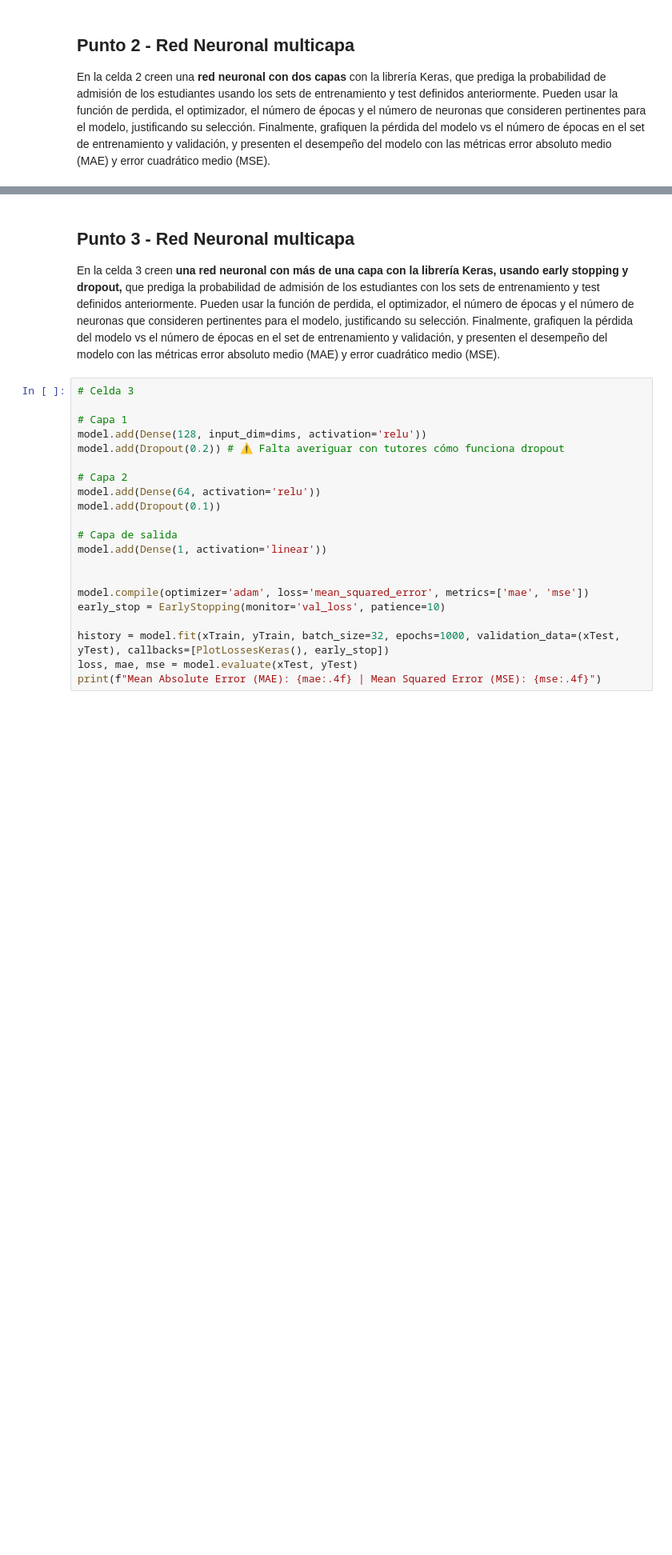
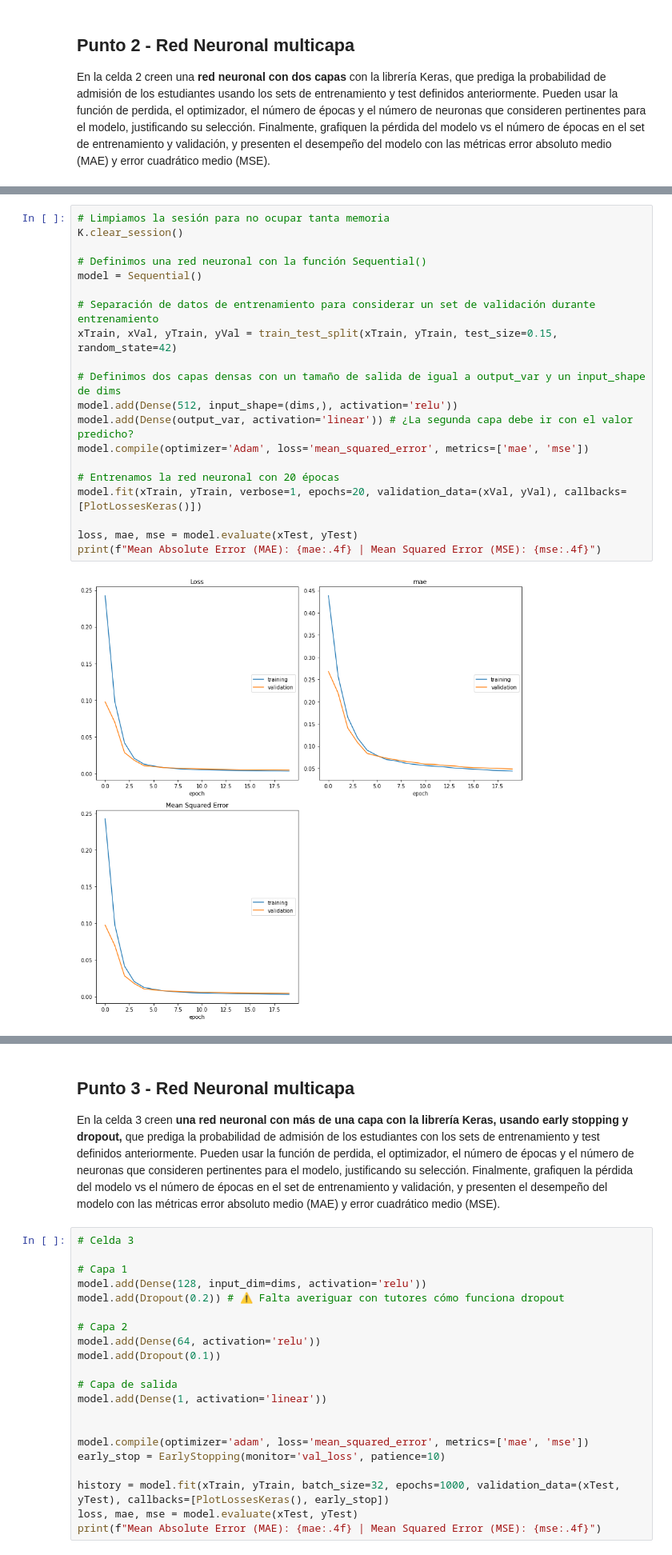
Before and after one commit to dayroncj/MIAD_ML_NLP_2023, a Jupyter notebook: Semana 6/S6TC1-Redes_Neuronales.ipynb, the cells around one changed output, grey strips where cells are left out. Shown at 80% size. Cells and saved outputs as stored; diff of their text form; blank space fills up the shorter version.

```diff
--- a/Semana 6/S6TC1-Redes_Neuronales.ipynb
+++ b/Semana 6/S6TC1-Redes_Neuronales.ipynb
@@ -154,0 +201,22 @@ Mean Absolute Error (MAE): 0.0557 | Mean Squared Error (MSE): 0.0052
+# %%
+# Limpiamos la sesión para no ocupar tanta memoria
+K.clear_session()
+
+# Definimos una red neuronal con la función Sequential()
+model = Sequential()
+
+# Separación de datos de entrenamiento para considerar un set de validación durante entrenamiento
+xTrain, xVal, yTrain, yVal = train_test_split(xTrain, yTrain, test_size=0.15, random_state=42)
+
+# Definimos dos capas densas con un tamaño de salida de igual a output_var y un input_shape de dims
+model.add(Dense(512, input_shape=(dims,), activation='relu'))
+model.add(Dense(output_var, activation='linear')) # ¿La segunda capa debe ir con el valor predicho?
+model.compile(optimizer='Adam', loss='mean_squared_error', metrics=['mae', 'mse'])
+
+# Entrenamos la red neuronal con 20 épocas
+model.fit(xTrain, yTrain, verbose=1, epochs=20, validation_data=(xVal, yVal), callbacks=[PlotLossesKeras()])
+
+loss, mae, mse = model.evaluate(xTest, yTest)
+print(f"Mean Absolute Error (MAE): {mae:.4f} | Mean Squared Error (MSE): {mse:.4f}")
+# %% [output]
+[figure, added]
```
Also changed, not shown: parts of 11 cells of this notebook.
